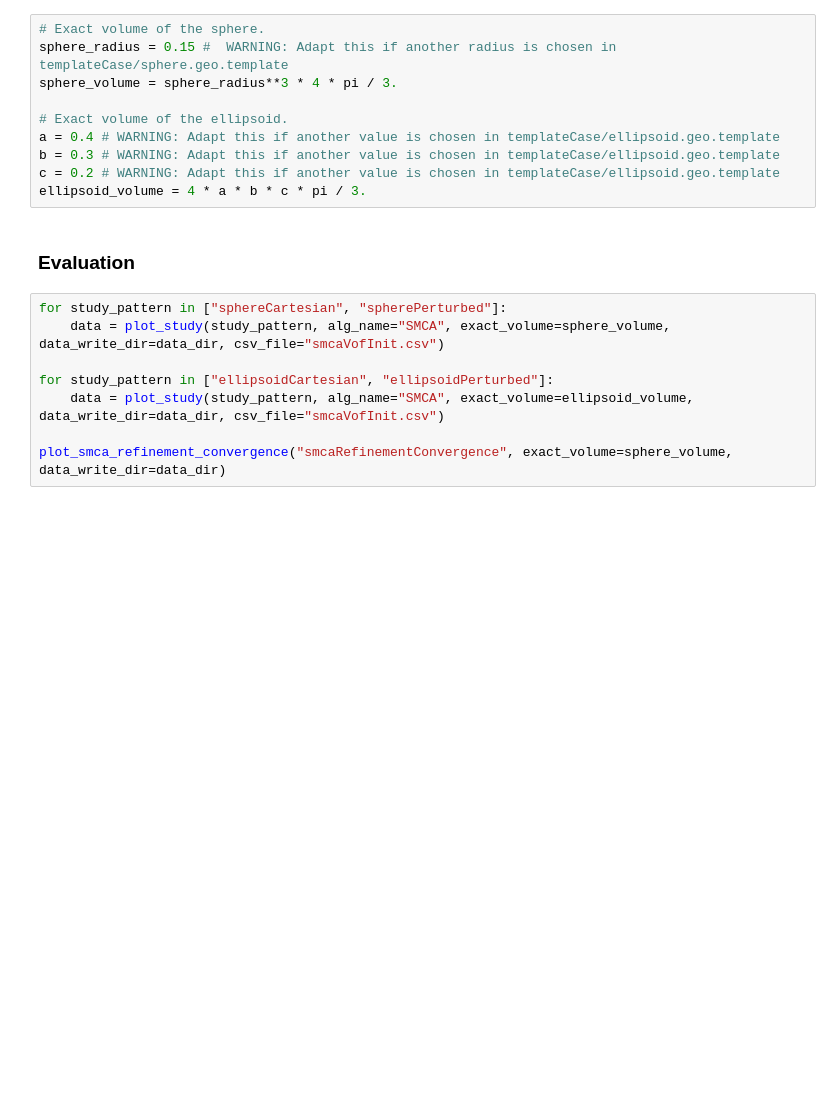
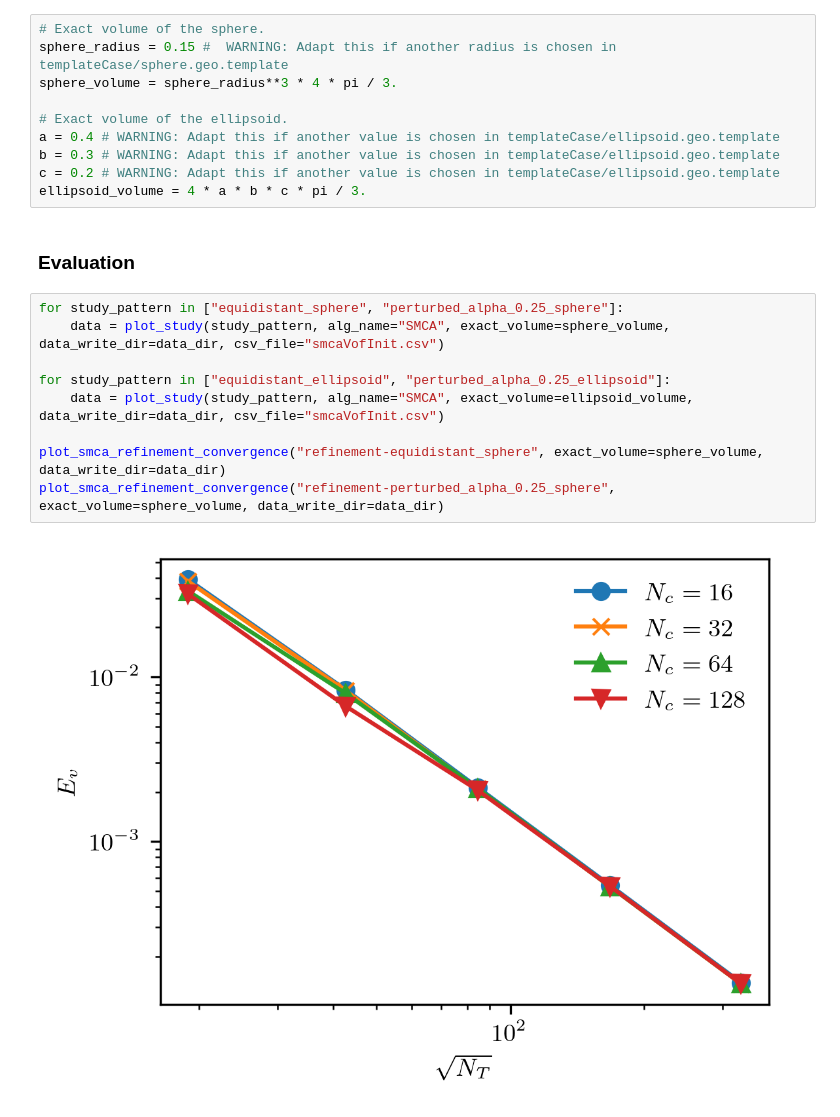
Before and after one commit to CRC-1194/argo, a Jupyter notebook: cases/3Dinit/smca-vof-init.ipynb, the cells around one changed output. Drawn from its saved outputs; the diff is of its cells as text; blank space fills up the shorter version.

Commit message:
Extented run scripts for sphere and ellipsoid test cases so they work for both SMCI and SMCA.

```diff
--- a/cases/3Dinit/smca-vof-init.ipynb
+++ b/cases/3Dinit/smca-vof-init.ipynb
@@ -30,10 +30,13 @@ ellipsoid_volume = 4 * a * b * c * pi / 3.
 # %% [markdown]
 ### Evaluation
 # %%
-for study_pattern in ["sphereCartesian", "spherePerturbed"]:
+for study_pattern in ["equidistant_sphere", "perturbed_alpha_0.25_sphere"]:
     data = plot_study(study_pattern, alg_name="SMCA", exact_volume=sphere_volume, data_write_dir=data_dir, csv_file="smcaVofInit.csv")
 
-for study_pattern in ["ellipsoidCartesian", "ellipsoidPerturbed"]:
+for study_pattern in ["equidistant_ellipsoid", "perturbed_alpha_0.25_ellipsoid"]:
     data = plot_study(study_pattern, alg_name="SMCA", exact_volume=ellipsoid_volume, data_write_dir=data_dir, csv_file="smcaVofInit.csv")
 
-plot_smca_refinement_convergence("smcaRefinementConvergence", exact_volume=sphere_volume, data_write_dir=data_dir)
+plot_smca_refinement_convergence("refinement-equidistant_sphere", exact_volume=sphere_volume, data_write_dir=data_dir)
+plot_smca_refinement_convergence("refinement-perturbed_alpha_0.25_sphere", exact_volume=sphere_volume, data_write_dir=data_dir)
+# %% [output]
+[figure, added]
```
Also changed, not shown: parts of 1 cell of this notebook, 7 other files.
